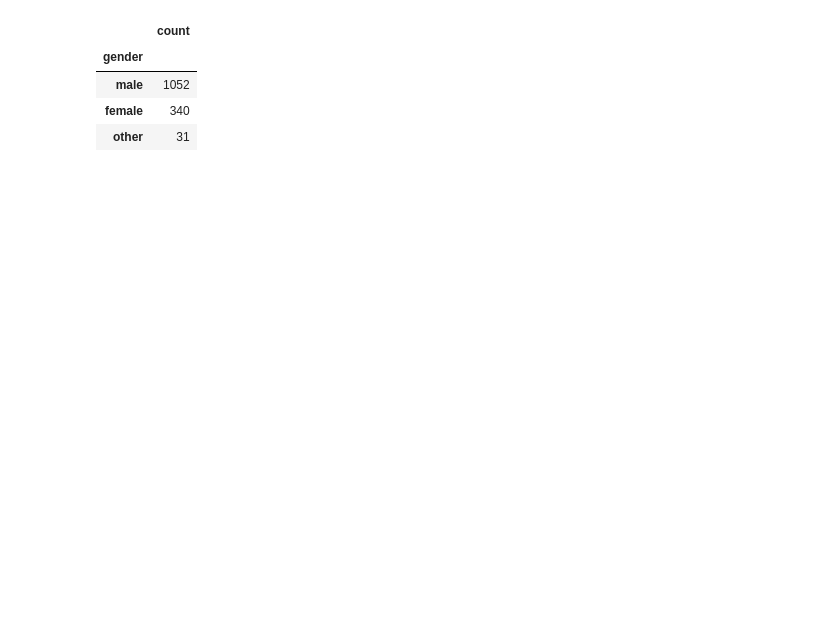
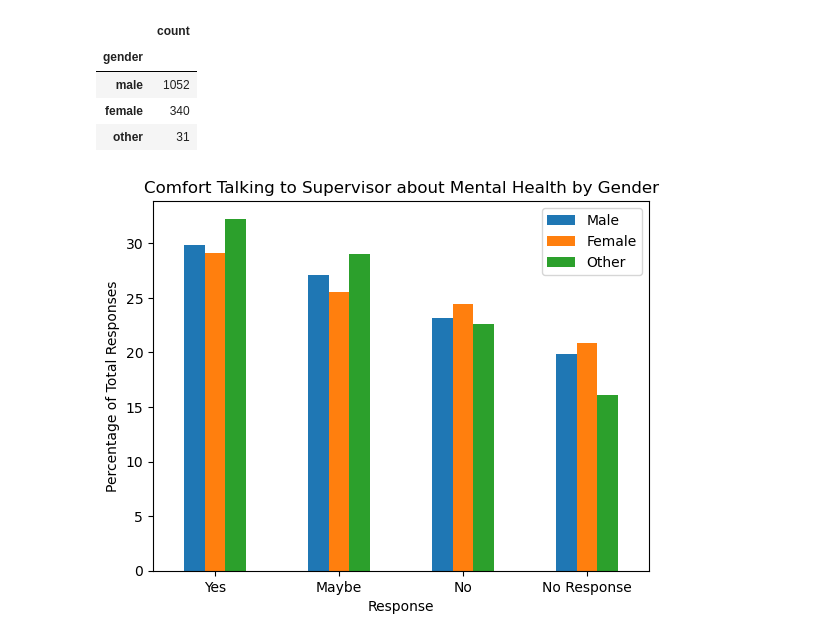
Before and after one commit to SecondHandSushi/Project-1-Mental-Tech, a Jupyter notebook: 2016_data_explore_gender.ipynb, the cells around one changed output. Saved outputs shown, nothing was run; the diff lists cells and outputs as text; code cells hidden in the pictures; blank space fills up the shorter version.

```diff
--- a/2016_data_explore_gender.ipynb
+++ b/2016_data_explore_gender.ipynb
@@ -108,0 +99,12 @@ other_counts
+# %%
+# get counts of responses for female respondants
+print(female_counts)
+
+# find the percentages of total response for each type of response
+female_response_sum = female_counts["count"].sum()
+female_yes_percentage = round(99/female_response_sum*100, 2)
+female_maybe_percentage = round(87/female_response_sum*100, 2)
+female_no_percentage = round(83/female_response_sum*100, 2)
+female_no_resp_percentage = round(71/female_response_sum*100, 2)
+female_percentages = [female_yes_percentage,female_maybe_percentage,female_no_percentage,female_no_resp_percentage]
+print(female_percentages)
@@ -108,0 +119,12 @@ other_counts
+# %%
+# get counts of responses for other respondants
+print(other_counts)
+
+# find the percentages of total response for each type of response
+other_response_sum = other_counts["count"].sum()
+other_yes_percentage = round(10/other_response_sum*100, 2)
+other_maybe_percentage = round(9/other_response_sum*100, 2)
+other_no_percentage = round(7/other_response_sum*100, 2)
+other_no_resp_percentage = round(5/other_response_sum*100, 2)
+other_percentages = [other_yes_percentage,other_maybe_percentage,other_no_percentage,other_no_resp_percentage]
+print(other_percentages)
@@ -138,0 +167,15 @@ respondant_gender_count
+# %%
+# make chart that looks at percentage of gender for each response
+responses = ['Yes','Maybe', 'No', 'No Response']
+
+# create a dataframe with the variables
+# link to website I found code from: https://pandas.pydata.org/pandas-docs/version/0.23.3/generated/pandas.DataFrame.plot.bar.html
+response_df = pd.DataFrame({'Male': male_percentages, 'Female': female_percentages, 'Other': other_percentages}, index=responses)
+ax = response_df.plot.bar(rot=0)
+plt.title("Comfort Talking to Supervisor about Mental Health by Gender")
+plt.xlabel("Response")
+plt.ylabel("Percentage of Total Responses")
+plt.savefig("Figures/Comfort_by_Gender_Proportions_All.png")
+plt.show()
+# %% [output]
+[figure, added]
```
Also changed, not shown: parts of 8 cells of this notebook, 2 other files.
